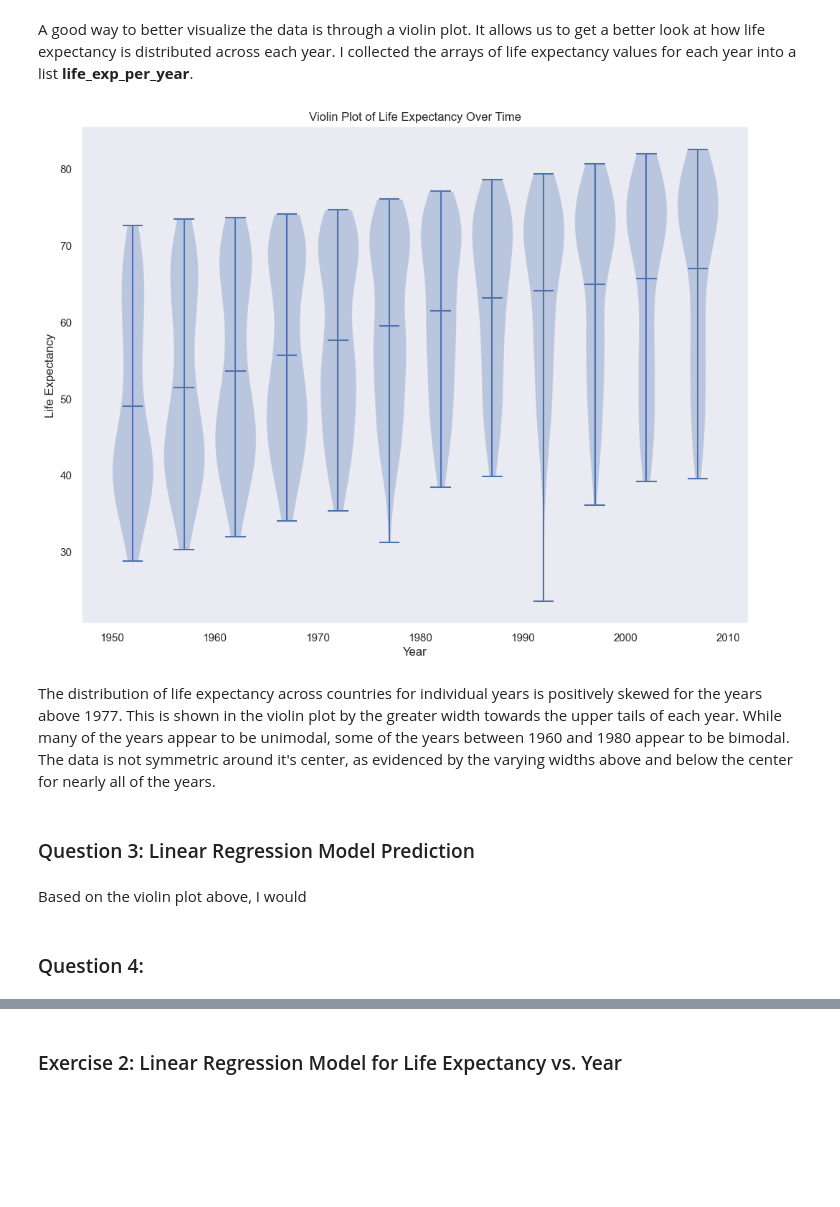
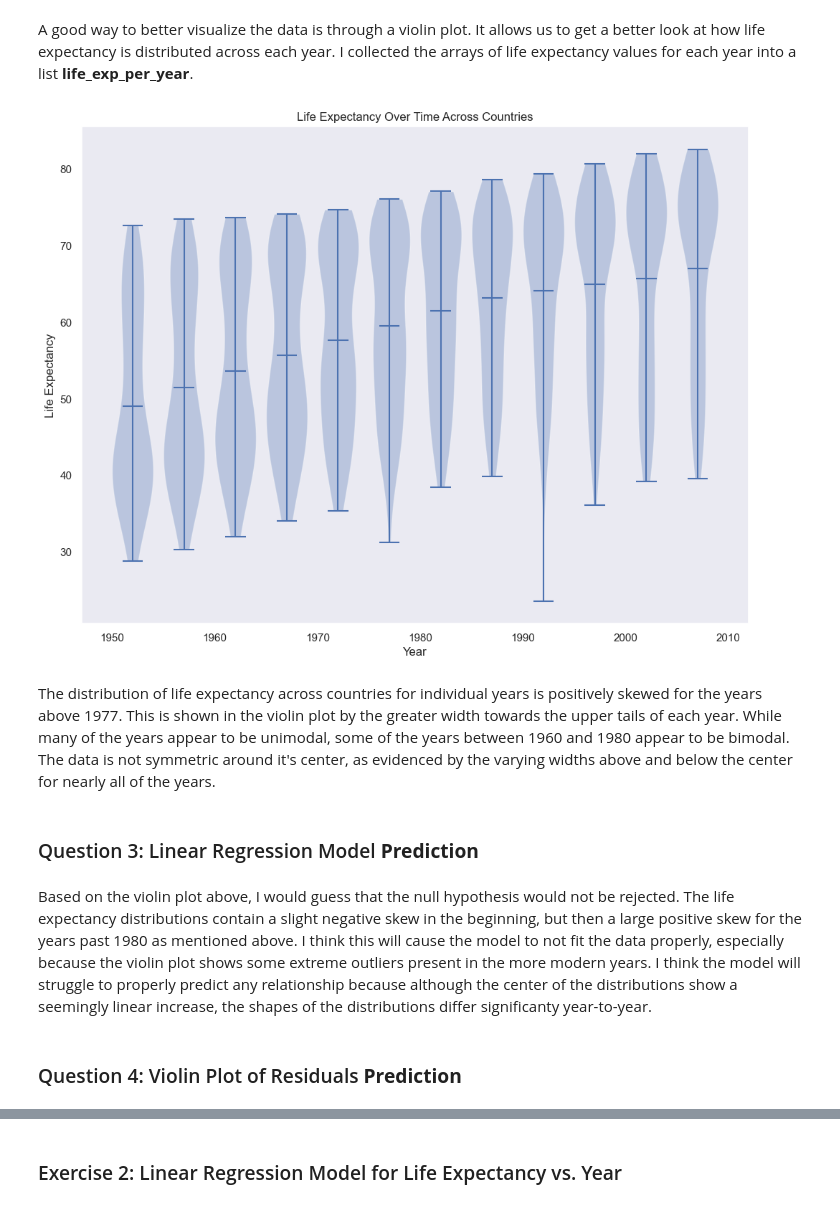
Before and after one commit to jwagner31/projectmattei3, a Jupyter notebook: notebook.ipynb, the cells around one changed output, grey strips where cells are left out. Cells and saved outputs as stored; diff of their text form; code cells hidden in the pictures; blank space fills up the shorter version.

```diff
--- a/notebook.ipynb
+++ b/notebook.ipynb
@@ -46,28 +48,28 @@ A good way to better visualize the data is through a violin plot. It allows us t
 # %%
 life_exp_per_year = []
 
 # Go through each unique year and append the life expectancy values for the year
 for year in data['year'].unique():
     life_exp = data[data['year'] == year]['lifeExp'].values
     life_exp_per_year.append(life_exp)
 
 fig, ax = plt.subplots(figsize=(12, 9))
 
 ax.violinplot(life_exp_per_year, data['year'].unique(), widths=4, showmeans=True)
 
 ax.set_xlabel("Year")
 ax.set_ylabel("Life Expectancy")
-ax.set_title("Violin Plot of Life Expectancy Over Time")
+ax.set_title("Life Expectancy Over Time Across Countries")
 
 # Show the plot
 plt.show()
 # %% [output]
-[figure, old version]
+[figure, new version]
 # %% [markdown]
 The distribution of life expectancy across countries for individual years is positively skewed for the years above 1977. This is shown in the violin plot by the greater width towards the upper tails of each year. While many of the years appear to be unimodal, some of the years between 1960 and 1980 appear to be bimodal. The data is not symmetric around it's center, as evidenced by the varying widths above and below the center for nearly all of the years.
 # %% [markdown]
-### Question 3: Linear Regression Model Prediction
+### Question 3: Linear Regression Model **Prediction**
-# %% [markdown]
-Based on the violin plot above, I would
+# %% [markdown]
+Based on the violin plot above, I would guess that the null hypothesis would not be rejected. The life expectancy distributions contain a slight negative skew in the beginning, but then a large positive skew for the years past 1980 as mentioned above. I think this will cause the model to not fit the data properly, especially because the violin plot shows some extreme outliers present in the more modern years. I think the model will struggle to properly predict any relationship because although the center of the distributions show a seemingly linear increase, the shapes of the distributions differ significanty year-to-year.
 # %% [markdown]
-### Question 4:
+### Question 4: Violin Plot of Residuals **Prediction**
```
Also changed, not shown: parts of 14 cells of this notebook.
